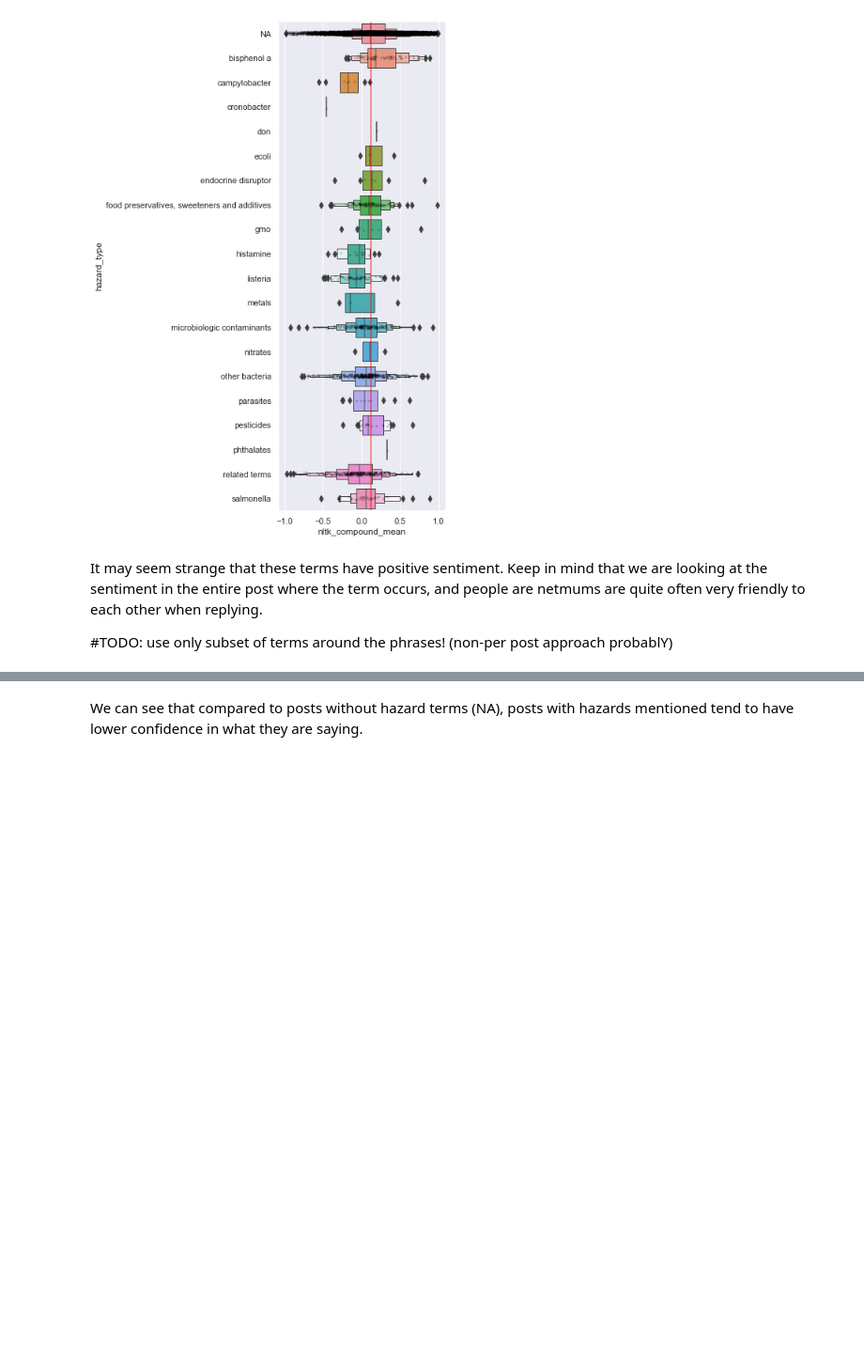
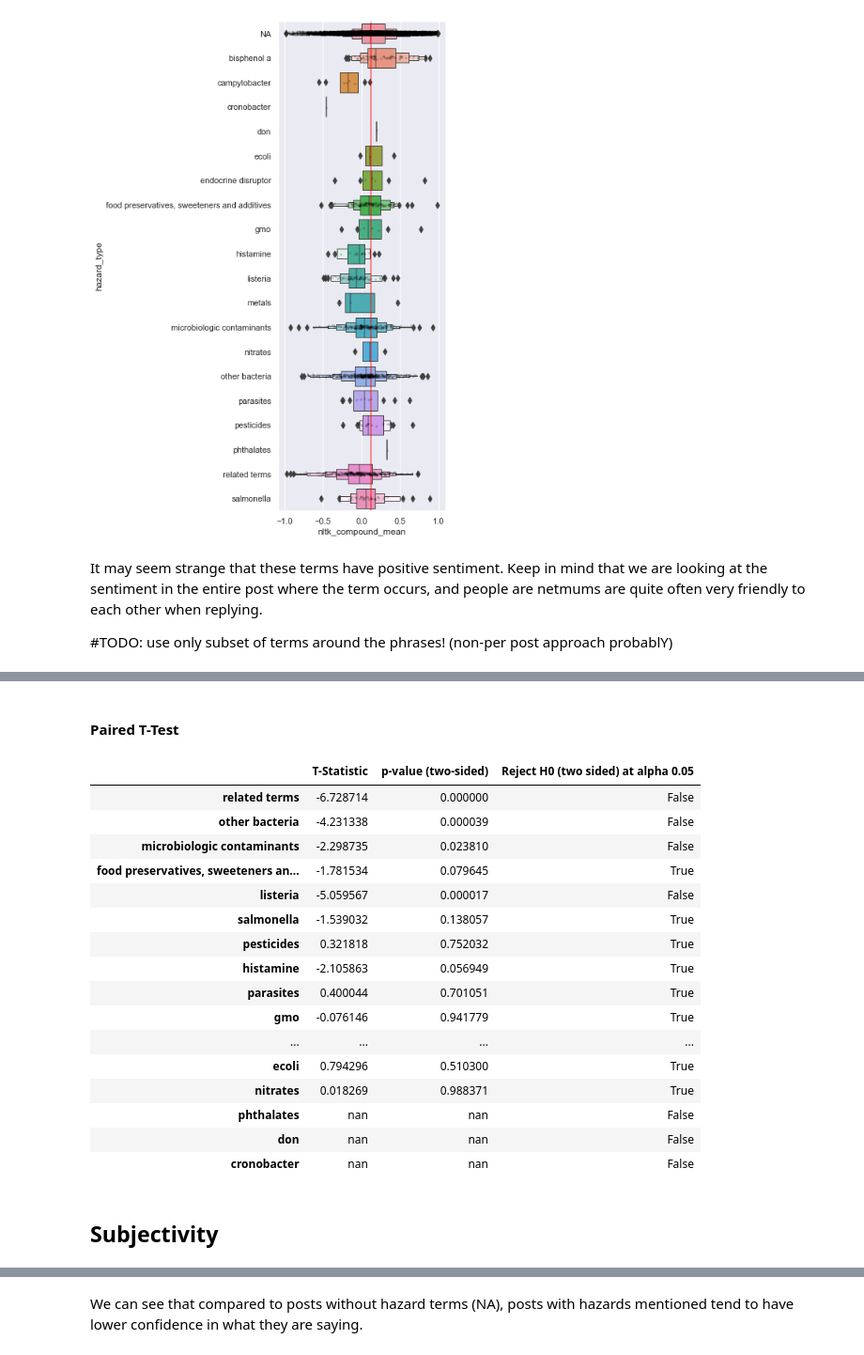
Before and after one commit to nershman/SAFFI-Project, a Jupyter notebook: notebooks/NETMUMS-topicmining-POSTS.ipynb, the cells around one changed output, grey strips where cells are left out. Shown at 94% size. Cells and saved outputs as stored; diff of their text form; code cells hidden in the pictures; blank space fills up the shorter version.

```diff
--- a/notebooks/NETMUMS-topicmining-POSTS.ipynb
+++ b/notebooks/NETMUMS-topicmining-POSTS.ipynb
@@ -923 +1134,24 @@ It may seem strange that these terms have positive sentiment. Keep in mind that
+# %% [markdown]
+#### Paired T-Test
+# %%
+T_Test = get_paired_t_tests(paired_values, 'nltk_compound_mean')
+display_t_test()
+# %% [output]
+|  | T-Statistic | p-value (two-sided) | Reject H0 (two sided) at alpha 0.05 |
+| related terms | -6.728714 | 0.000000 | False |
+| other bacteria | -4.231338 | 0.000039 | False |
+| microbiologic contaminants | -2.298735 | 0.023810 | False |
+| food preservatives, sweeteners an... | -1.781534 | 0.079645 | True |
+| listeria | -5.059567 | 0.000017 | False |
+| salmonella | -1.539032 | 0.138057 | True |
+| pesticides | 0.321818 | 0.752032 | True |
+| histamine | -2.105863 | 0.056949 | True |
+| parasites | 0.400044 | 0.701051 | True |
+| gmo | -0.076146 | 0.941779 | True |
+| ... | ... | ... | ... |
+| ecoli | 0.794296 | 0.510300 | True |
+| nitrates | 0.018269 | 0.988371 | True |
+| phthalates | nan | nan | False |
+| don | nan | nan | False |
+| cronobacter | nan | nan | False |
 # %%
@@ -930,6 +1167,8 @@ def boxstrip(x_name:str, y_name:str, df=class_df):
     sns.stripplot(x=x_name, y=y_name, data=df, color='black', alpha=0.8, jitter=0.07, size=3)
     #vertical line at 50% quantile of NA, as a baseline
     plt.axvline(np.quantile(class_df.loc[df[y_name] == 'NA'][x_name],0.5), 0, c='red', linewidth=1)
+# %% [markdown]
+## Subjectivity
 # %%
 sns.set(rc={'figure.figsize':(4,12)})
 boxstrip('subjectivity', 'hazard_type')
```
Also changed, not shown: parts of 58 cells of this notebook.
